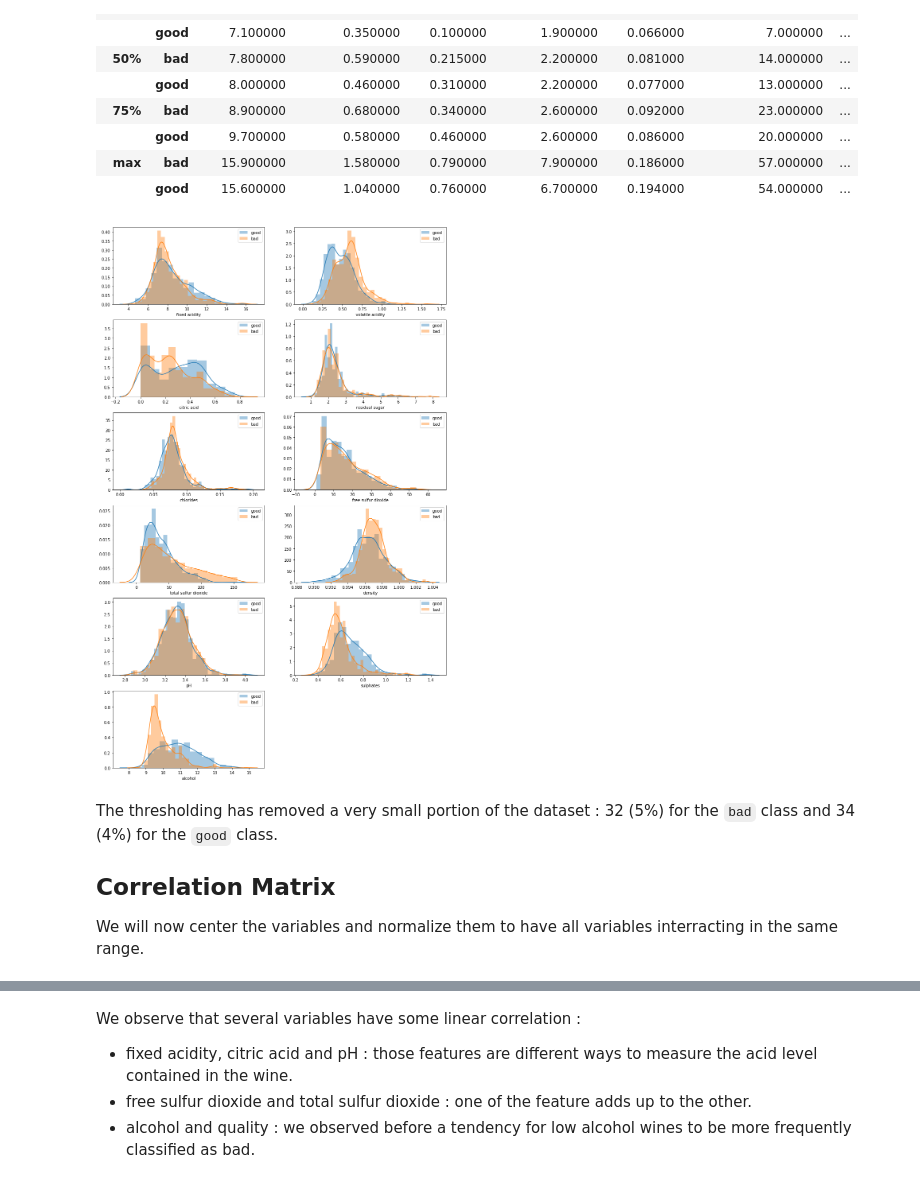
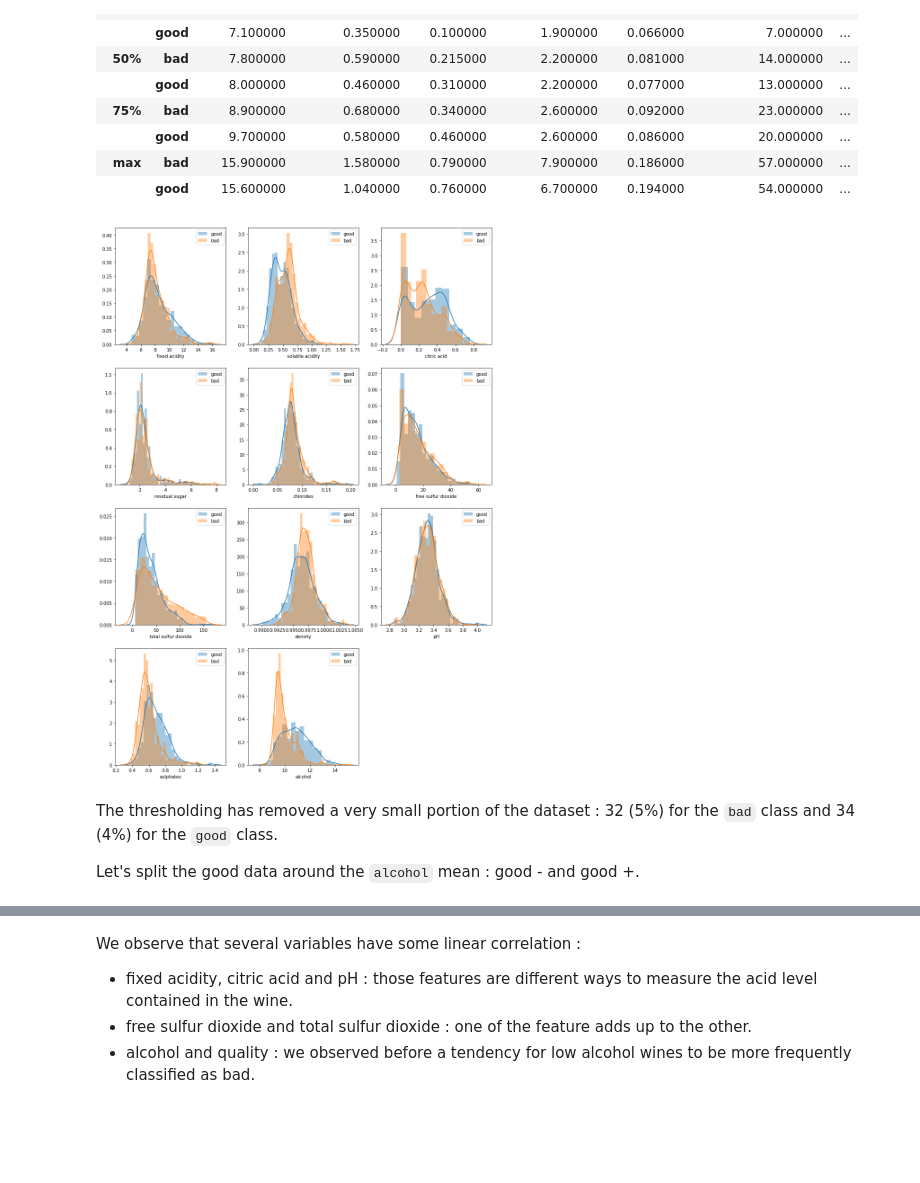
Before and after one commit to SrikanthAmudala/COMP551-MiniProject1, a Jupyter notebook: Task_1_redwine.ipynb, the cells around one changed output, grey strips where cells are left out. Drawn from its saved outputs; the diff is of its cells as text; code cells hidden in the pictures; blank space fills up the shorter version.

```diff
--- a/Task_1_redwine.ipynb
+++ b/Task_1_redwine.ipynb
@@ -9,9 +9,13 @@ import seaborn as sns
 from matplotlib import pyplot as plt
 
 # Custom functions
-def mysubplot(num=11):
+def mysubplot(num=11,kill=[]):
     fig, ax = plt.subplots(int(np.ceil(num / 3)),3,figsize=(15,2*num))
     ax = ax.flatten()
+
+    for i in kill:
+        fig.delaxes(ax[i])
+
     return (fig,ax)
 
 def class_stats(df,feature,keys):
@@ -78,9 +82,10 @@ In this section, we will build an intuition about the important features for sep
 The trace is a [kernel density estimate](https://en.wikipedia.org/wiki/Kernel_density_estimation) built from the histograms.
 # %%
 # Histograms for good and bad wines
-fig, ax = mysubplot()
+fig, ax = mysubplot(kill=[11])
 for i,feature in enumerate(redwine.columns[:-1]):
     sns.distplot(a=redwine[redwine.quality == 1][feature],label='good',ax=ax[i])
     sns.distplot(a=redwine[redwine.quality == 0][feature],label='bad',ax=ax[i])
     ax[i].legend()
+plt.savefig("hist.png")
 # %% [output]
@@ -140,16 +145,16 @@ class_stats(clean_redwine,'quality',['bad','good'])
 |  | good | 15.600000 | 1.040000 | 0.760000 | 6.700000 | 0.194000 | 54.000000 | ... |
 # %%
 # Histograms for good and bad wines
-fig, ax = mysubplot()
+fig, ax = mysubplot(kill=[11])
 for i,feature in enumerate(clean_redwine.columns[:-1]):
     sns.distplot(a=clean_redwine[clean_redwine.quality == 1][feature],label='good',ax=ax[i])
     sns.distplot(a=clean_redwine[clean_redwine.quality == 0][feature],label='bad',ax=ax[i])
     ax[i].legend()
+
+plt.savefig('clean_hist.png')
 # %% [output]
-[figure, old version]
+[figure, new version]
 # %% [markdown]
 The thresholding has removed a very small portion of the dataset : 32 (5%) for the `bad` class and 34 (4%) for the `good` class.
 
-## Correlation Matrix
-
-We will now center the variables and normalize them to have all variables interracting in the same range.
+Let's split the good data around the `alcohol` mean : good - and good +.
```
Also changed, not shown: parts of 9 cells of this notebook, 6 other files.
